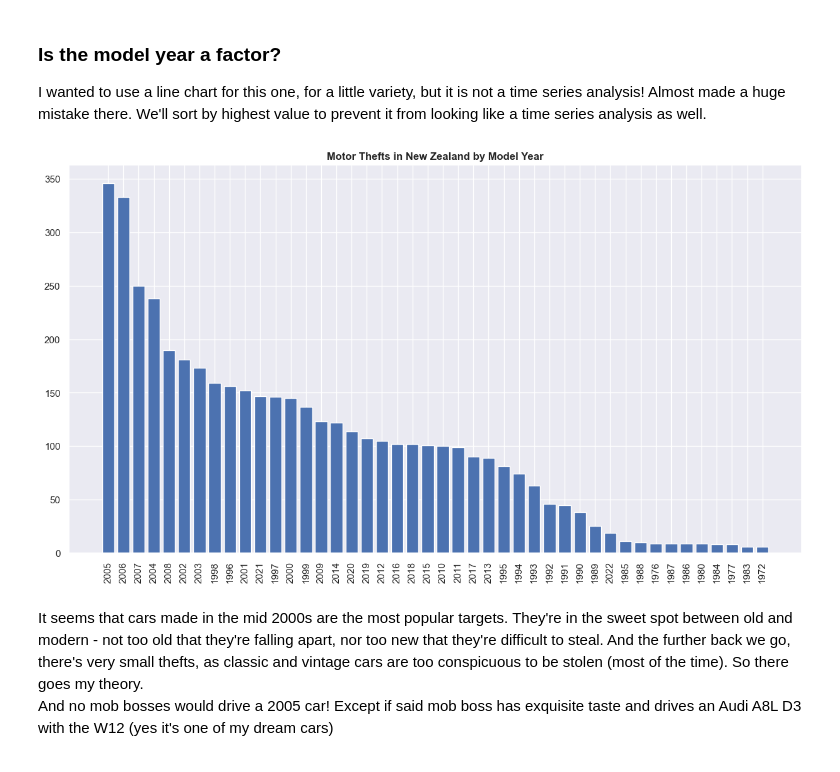
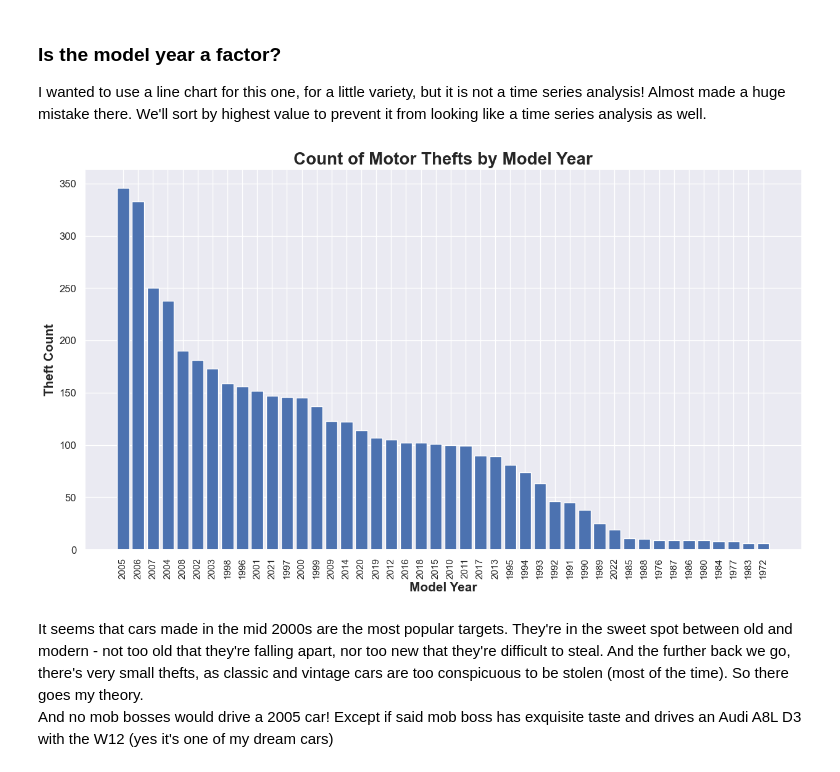
Before and after one commit to khaled-mehizel/nz-motor-theft-py-analysis, a Jupyter notebook: nz-carjacking-nb.ipynb, the cells around one changed output. Cells and saved outputs as stored; diff of their text form; code cells hidden in the pictures.

```diff
--- a/nz-carjacking-nb.ipynb
+++ b/nz-carjacking-nb.ipynb
@@ -332,21 +347,21 @@ I wanted to use a line chart for this one, for a little variety, but it is not a
 # %%
 m_year = (thefts_full
 .groupby('model_year')
 .agg(theft_count=('vehicle_id','count'))
 .query("theft_count > 5")
 .rename(columns={"theft_count":"Thefts"})
 .sort_values("Thefts", ascending=False)
 )
-
-m_year = m_year.reset_index()
+m_year = m_year.reset_index() #resetting the index into a new one so we can use the model_year column
 plt.bar(x=m_year['model_year'],
         height=m_year['Thefts'],)
+plt.title("Count of Motor Thefts by Model Year", fontweight="bold", fontsize=20)
 plt.xticks(rotation=90)
-#plt.figure(figsize=(2,2))
-plt.title("Motor Thefts in New Zealand by Model Year", fontweight="bold")
-plt.show()
+plt.xlabel("Model Year", fontweight="bold", fontsize=15),
+plt.ylabel("Theft Count", fontweight="bold",fontsize=15)
+plt.yticks(fontweight=500, fontsize=12);
 # %% [output]
-[figure, old version]
+[figure, new version]
 # %% [markdown]
 It seems that cars made in the mid 2000s are the most popular targets. They're in the sweet spot between old and modern - not too old that they're falling apart, nor too new that they're difficult to steal. And the further back we go, there's very small thefts, as classic and vintage cars are too conspicuous to be stolen (most of the time). So there goes my theory. <br>
 And no mob bosses would drive a 2005 car! Except if said mob boss has exquisite taste and drives an Audi A8L D3 with the W12 (yes it's one of my dream cars)
```
Also changed, not shown: parts of 20 cells of this notebook.
